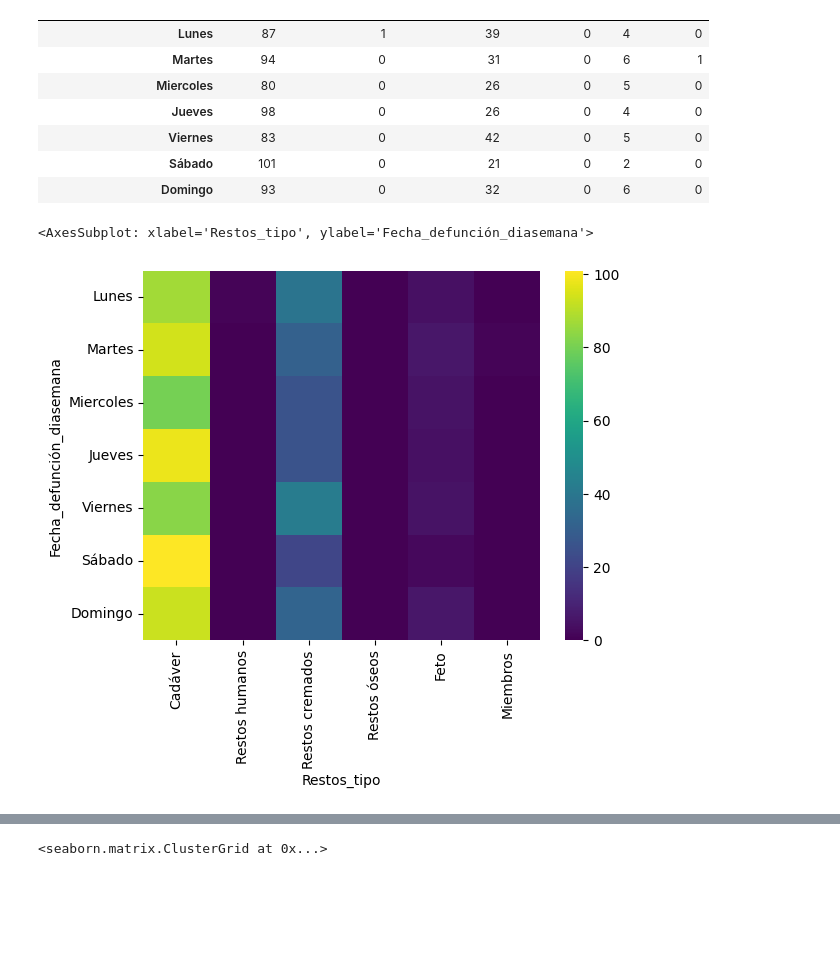
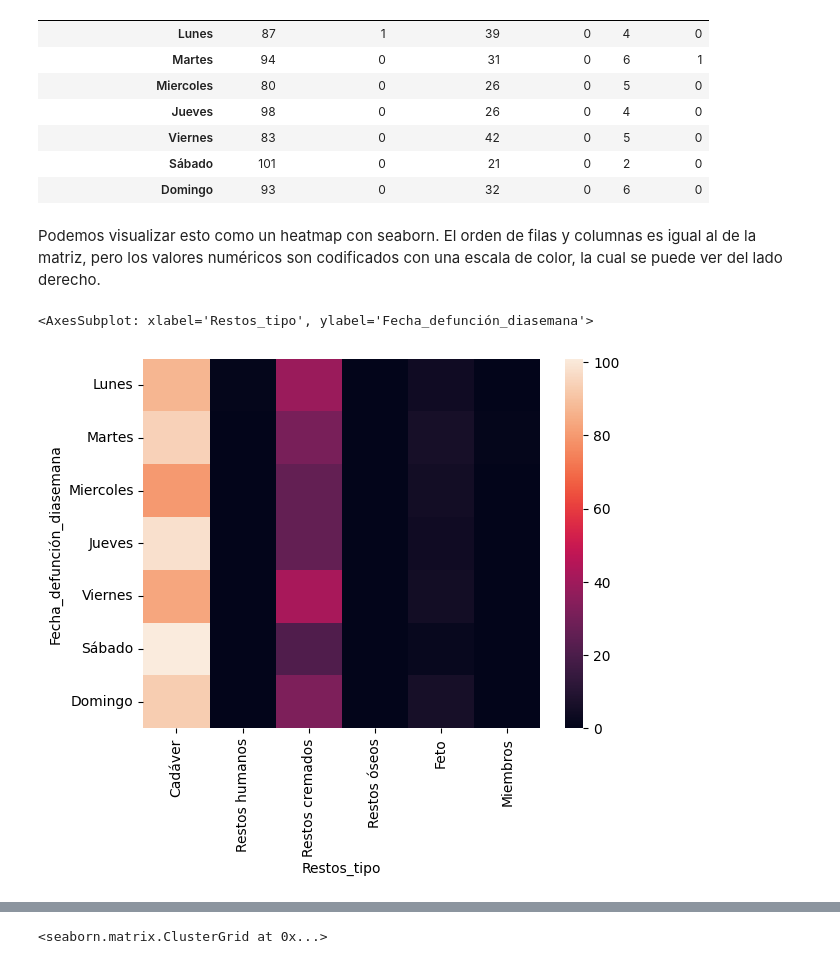
Before and after one commit to mar-esther23/CursoPandas2023, a Jupyter notebook: CP5-Graficas.ipynb, the cells around one changed output, grey strips where cells are left out. Cells and saved outputs as stored; diff of their text form; code cells hidden in the pictures; blank space fills up the shorter version.

```diff
--- a/CP5-Graficas.ipynb
+++ b/CP5-Graficas.ipynb
@@ -522,8 +558,10 @@ df_fecha_tipo
 | Viernes | 83 | 0 | 42 | 0 | 5 | 0 |
 | Sábado | 101 | 0 | 21 | 0 | 2 | 0 |
 | Domingo | 93 | 0 | 32 | 0 | 6 | 0 |
+# %% [markdown]
+Podemos visualizar esto como un heatmap con seaborn. El orden de filas y columnas es igual al de la matriz, pero los valores numéricos son codificados con una escala de color, la cual se puede ver del lado derecho.
 # %%
-sns.heatmap(df_fecha_tipo, cmap='viridis')
+sns.heatmap(df_fecha_tipo)
 # %% [output]
 <AxesSubplot: xlabel='Restos_tipo', ylabel='Fecha_defunción_diasemana'>
-[figure, old version]
+[figure, new version]
```
Also changed, not shown: parts of 35 cells of this notebook, 5 other files.
